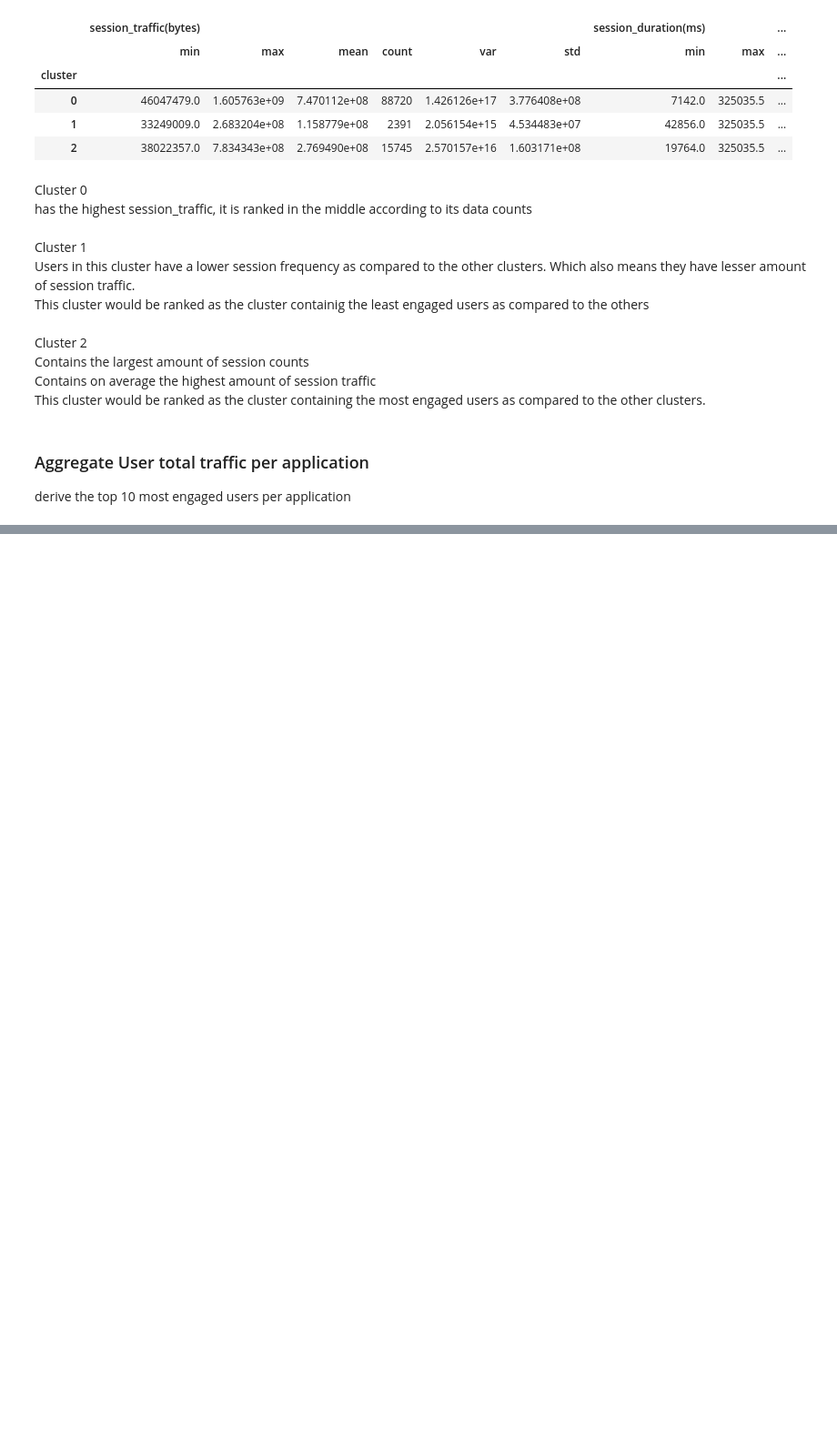
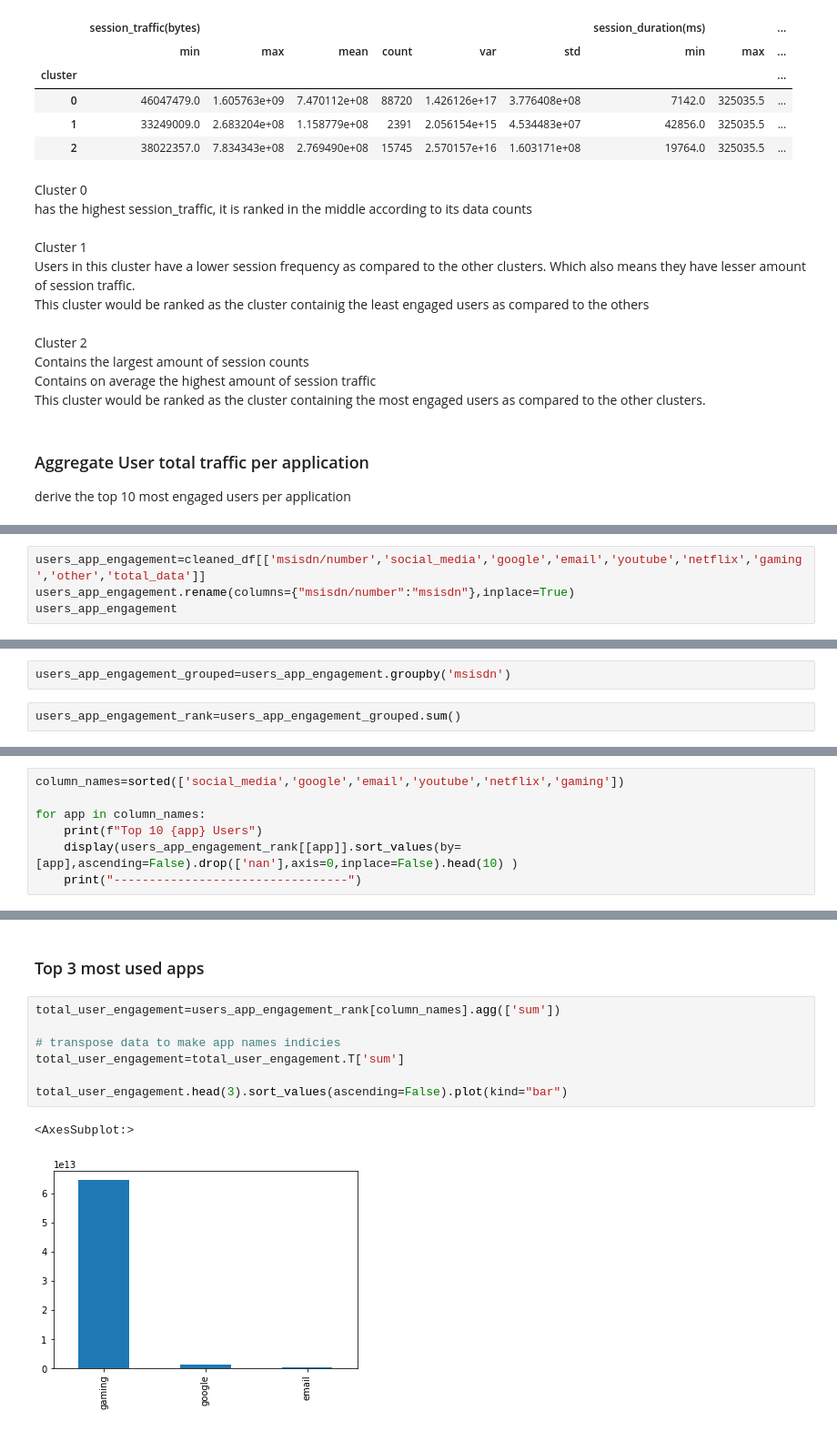
Before and after one commit to Nathnael12/Telecom_data_analysis, a Jupyter notebook: notebooks/UserEngagementAnalysis.ipynb, the cells around one changed output, grey strips where cells are left out. Shown at 91% size. Drawn from its saved outputs; the diff is of its cells as text; blank space fills up the shorter version.

Commit message:
aggregate user total traffic per application and find out top 10 users per app

```diff
--- a/notebooks/UserEngagementAnalysis.ipynb
+++ b/notebooks/UserEngagementAnalysis.ipynb
@@ -385,0 +417,4 @@ derive the top 10 most engaged users per application
+# %%
+users_app_engagement=cleaned_df[['msisdn/number','social_media','google','email','youtube','netflix','gaming','other','total_data']]
+users_app_engagement.rename(columns={"msisdn/number":"msisdn"},inplace=True)
+users_app_engagement
@@ -385,0 +439,4 @@ derive the top 10 most engaged users per application
+# %%
+users_app_engagement_grouped=users_app_engagement.groupby('msisdn')
+# %%
+users_app_engagement_rank=users_app_engagement_grouped.sum()
@@ -385,0 +462,7 @@ derive the top 10 most engaged users per application
+# %%
+column_names=sorted(['social_media','google','email','youtube','netflix','gaming'])
+
+for app in column_names:
+    print(f"Top 10 {app} Users")
+    display(users_app_engagement_rank[[app]].sort_values(by=[app],ascending=False).drop(['nan'],axis=0,inplace=False).head(10) )
+    print("---------------------------------")
@@ -385,0 +554,12 @@ derive the top 10 most engaged users per application
+# %% [markdown]
+### Top 3 most used apps
+# %%
+total_user_engagement=users_app_engagement_rank[column_names].agg(['sum'])
+
+# transpose data to make app names indicies
+total_user_engagement=total_user_engagement.T['sum']
+
+total_user_engagement.head(3).sort_values(ascending=False).plot(kind="bar")
+# %% [output]
+<AxesSubplot:>
+[figure, added]
```
Also changed, not shown: parts of 6 cells of this notebook.
